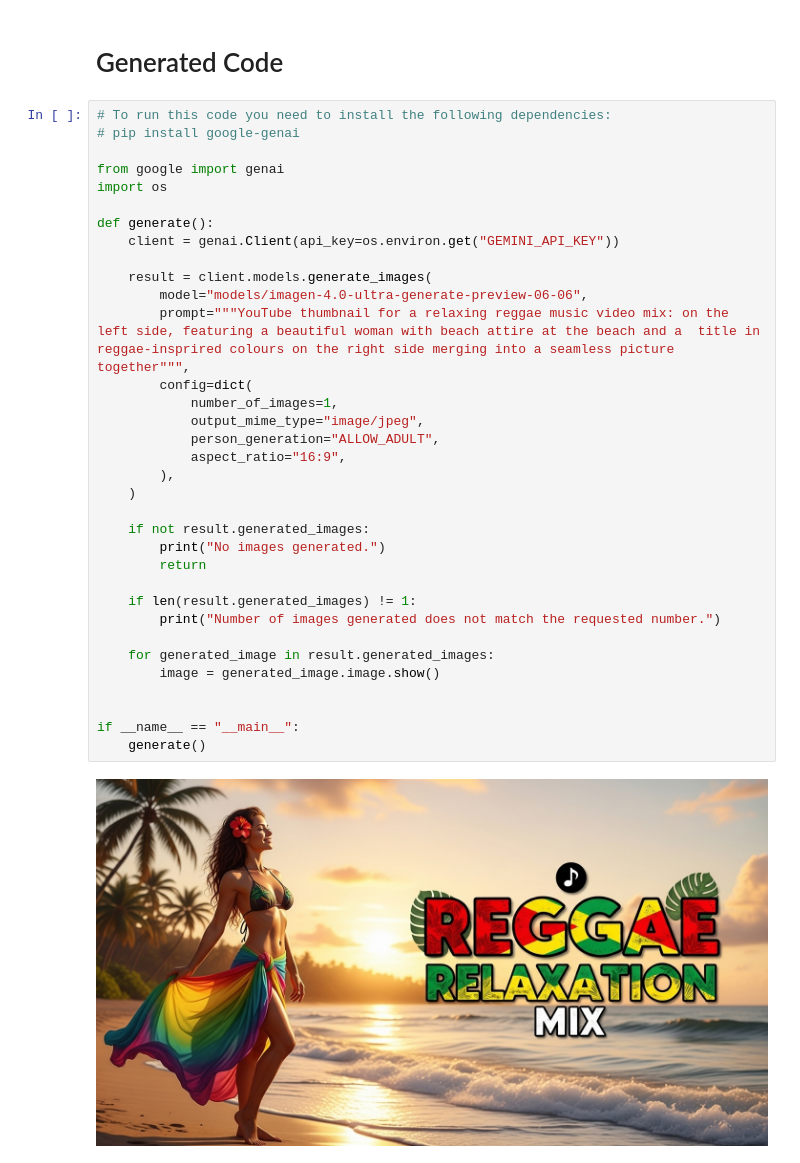
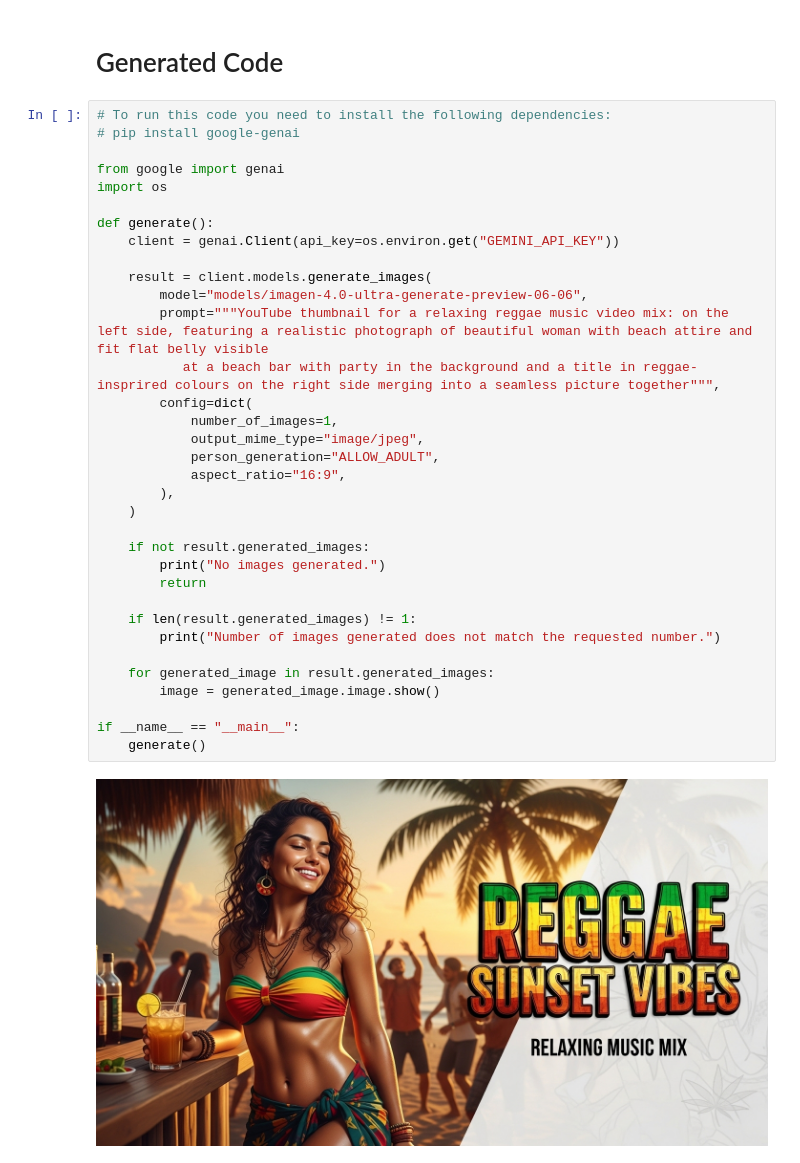
Before and after one commit to menacingrabbit/google-colab-2, a Jupyter notebook: Relaxing_Reggae_Beach_Video.ipynb, the cells around one changed output. Saved outputs shown, nothing was run; the diff lists cells and outputs as text.

```diff
--- a/Relaxing_Reggae_Beach_Video.ipynb
+++ b/Relaxing_Reggae_Beach_Video.ipynb
@@ -22,33 +22,33 @@ os.environ["GEMINI_API_KEY"] = userdata.get("GOOGLE_API_KEY")
 
 from google import genai
 import os
 
 def generate():
     client = genai.Client(api_key=os.environ.get("GEMINI_API_KEY"))
 
     result = client.models.generate_images(
         model="models/imagen-4.0-ultra-generate-preview-06-06",
-        prompt="""YouTube thumbnail for a relaxing reggae music video mix: on the left side, featuring a beautiful woman with beach attire at the beach and a  title in reggae-insprired colours on the right side merging into a seamless picture together""",
+        prompt="""YouTube thumbnail for a relaxing reggae music video mix: on the left side, featuring a realistic photograph of beautiful woman with beach attire and fit flat belly visible
+           at a beach bar with party in the background and a title in reggae-insprired colours on the right side merging into a seamless picture together""",
         config=dict(
             number_of_images=1,
             output_mime_type="image/jpeg",
             person_generation="ALLOW_ADULT",
             aspect_ratio="16:9",
         ),
     )
 
     if not result.generated_images:
         print("No images generated.")
         return
 
     if len(result.generated_images) != 1:
         print("Number of images generated does not match the requested number.")
 
     for generated_image in result.generated_images:
         image = generated_image.image.show()
 
-
 if __name__ == "__main__":
     generate()
 # %% [output]
-[figure, old version]
+[figure, new version]
```
